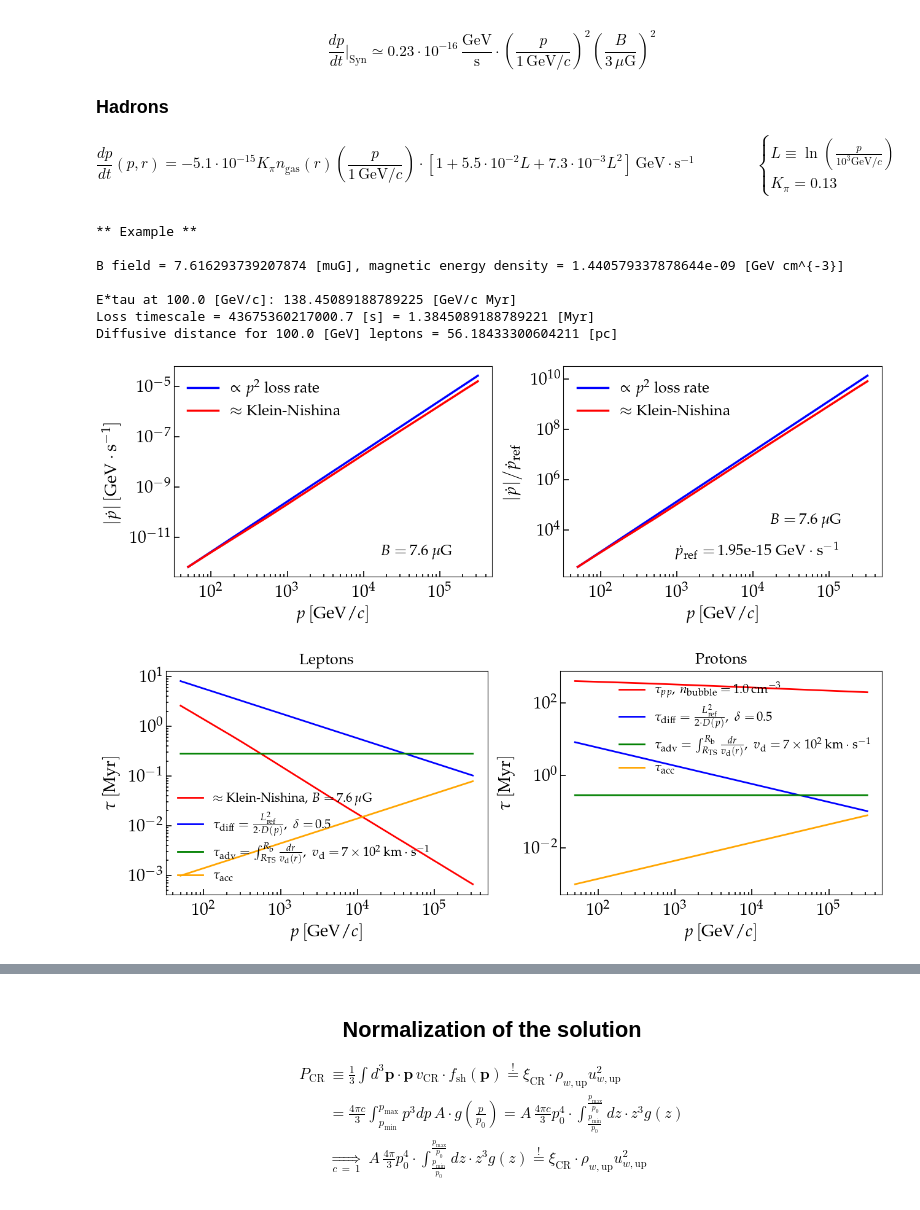
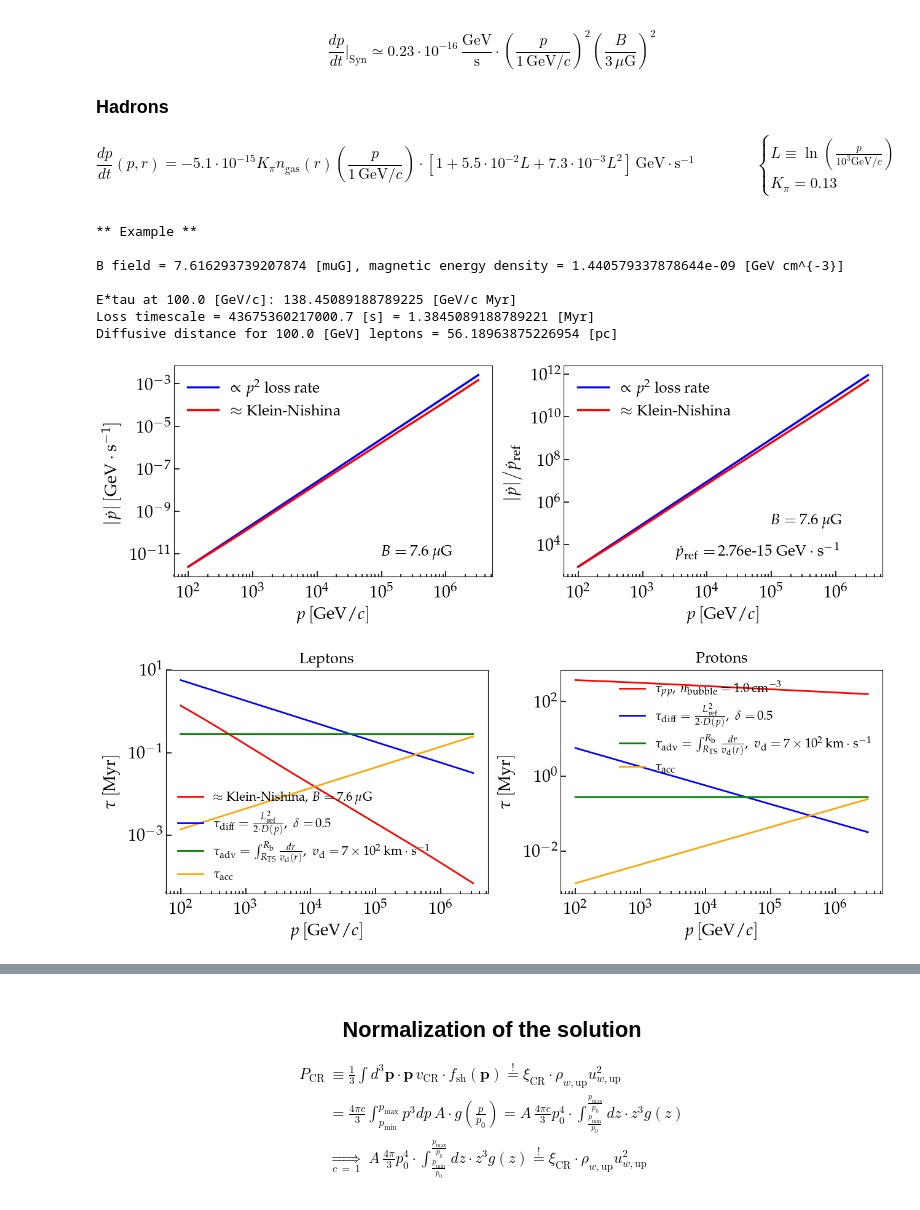
Before and after one commit to ottaviofornieri/StellarClusters, a Jupyter notebook: GitHub_Transport_Radau5Spherical_NonUniformGrid_NonSymmetricShock.ipynb, the cells around one changed output, grey strips where cells are left out. Saved outputs shown, nothing was run; the diff lists cells and outputs as text; code cells hidden in the pictures.

Commit message:
Removed double integration for the leptonic losses.

```diff
--- a/GitHub_Transport_Radau5Spherical_NonUniformGrid_NonSymmetricShock.ipynb
+++ b/GitHub_Transport_Radau5Spherical_NonUniformGrid_NonSymmetricShock.ipynb
@@ -171,7 +171,7 @@ $$
 ## Paramters of the problem ##
 
 n_ISM = 20.                               # density of the external ISM, in [cm^{-3}]
-n_bubble = 1.                            # density between TS and FS, in [cm^{-3}]
+n_bubble = 1.                             # density between TS and FS, in [cm^{-3}]
 M_dot = 1.5e-4                            # mass-loss rate, in [M_sun yr^{-1}]
 v_0 = 2800.                               # wind velocity at the TS, in [km s^{-1}]
 eta_B = 0.1                               # conversion effiency into turbulent B
@@ -181,8 +181,10 @@ Z = 1                                     # atomic number, Z=1 for protons
 p_max_cluster = 800.e3                    # 800 TeV, corresponding to a maximum 100 TeV photons, in [GeV]
 
 
-t_physical_yr = 3.e+6                    # required duration of the run, in [yr]
+t_physical_yr = 3.e+6                     # age of the system, in [yr]
 t_physical_Myr = t_physical_yr / 1.e+6    # same, in [Myr]
+t_run_yr = 1.e5                           # run time, in [yr]
+t_run_Myr = t_run_yr / 1.e6               # same, in [Myr]
 
 
 # magnetic field at the termination shock, in [muG]
@@ -272,8 +274,8 @@ n_op = 2                 # number of variables in the PDE
 L = 1.
 
 # momentum grid
-Np = 6096
-p_grid = np.logspace(start=1.7, stop=5.5, num=Np+1)       # in [GeV]
+Np = 5096
+p_grid = np.logspace(start=2., stop=6.5, num=Np+1)       # in [GeV]
 '''
 Np = 4096
 p_grid = np.logspace(start=2.5, stop=6., num=Np+1)       # in [GeV]
@@ -287,7 +289,7 @@ p_ref = 1.
 ### Create the folders to store all the plots and files ###
 
 path_PDE = '/Users/ottaviofornieri/PHYSICS_projects/GitProjects/StellarClusters/'
-solutions_folder_name = 'Radau_SphericalShock_T=' + str("{:.1f}".format(t_physical_Myr)) + 'Myr_nISM=' + str(n_ISM) + '_nBubble=' + str(n_bubble) + '_Np=' + str(Np) + '_deltaDiff=' + str(delta_diff)
+solutions_folder_name = 'Radau_SphericalShock_Tage=' + str("{:.1f}".format(t_physical_Myr)) + 'Myr_Trun=' + str("{:.1f}".format(t_run_Myr)) + 'Myr_nISM=' + str(n_ISM) + '_nBubble=' + str(n_bubble) + '_Np=' + str(Np) + '_deltaDiff=' + str(delta_diff)
 dirName = path_PDE + 'Stored_solutions/' + str(solutions_folder_name) + '/'
 
 try:
@@ -849,23 +851,17 @@ print('')
 #########################################
 
 
-# leptons
 integrals_losses_KN = np.zeros(len(p_grid), dtype=np.float64)
 integrals_losses_Th = np.zeros(len(p_grid), dtype=np.float64)
-for ie in range(len(p_grid)):
-    list_integral_tau_KN_temp = np.logspace(start=np.log10(p_grid[ie]*10000), stop=np.log10(p_grid[ie]), num=1000)
-    integrals_losses_KN[ie] = np.trapz(tau_func_KN(list_integral_tau_KN_temp, B_space[shock_index]), list_integral_tau_KN_temp, axis=-1)
-
-for ie in range(len(p_grid)):
-    list_integral_tau_KN_temp = np.logspace(start=np.log10(p_grid[ie]*10000), stop=np.log10(p_grid[ie]), num=1000)
-    integrals_losses_Th[ie] = np.trapz(tau_func_Th(list_integral_tau_KN_temp, B_space[shock_index]), list_integral_tau_KN_temp, axis=-1)
-
-# hadrons
 integrals_losses_ppcoll = np.zeros( (len(x_grid), len(p_grid)) )
 for ip in range(len(p_grid)):
+    # leptons
+    list_integral_tau_KN_temp = np.logspace(start=np.log10(p_grid[ip]*10000), stop=np.log10(p_grid[ip]), num=1000)
+    integrals_losses_KN[ip] = np.trapz(tau_func_KN(list_integral_tau_KN_temp, B_space[shock_index]), list_integral_tau_KN_temp, axis=-1)
+
+    # hadrons
     list_integral_tau_ppcoll = np.logspace(start=np.log10(p_grid[ip]*10000), stop=np.log10(p_grid[ip]), num=1000)
     integrals_losses_ppcoll[:, ip] = [np.trapz(tau_pp_coll( ix, list_integral_tau_ppcoll ), list_integral_tau_ppcoll, axis=-1) for ix in range(len(x_grid))]
-
 
 
 
@@ -899,36 +895,36 @@ plt.loglog(p_grid, timescale_losses, lw=2., color='red', label='$\\approx$ Klein
 plt.loglog(p_grid, timescale_diff, lw=2., color='blue', label='$\\tau_{\mathrm{diff}} = \\frac{L^2_{\mathrm{ref}}}{2 \cdot D(p)}, \; \\delta = \,$' + str(delta_diff))
 plt.loglog(p_grid, timescale_adv, lw=2., color='green', label='$\\tau_{\mathrm{adv}} = \\int^{R_{\mathrm{b}}}_{R_{\mathrm{TS}}} \\frac{dr}{v_{\mathrm{d}}(r)}, \; v_{\mathrm{d}} = \,$'+ str("${}$".format(f.format_data(v_0/compr_factor))) + '$\, \mathrm{km \cdot s^{-1}}$')
 plt.loglog(p_grid, timescale_acc, lw=2., color='orange', label='$\\tau_{\mathrm{acc}}$')
 plt.xlabel('$ p \, [\mathrm{GeV}/c]$',fontsize=20)
 plt.ylabel('$\\tau \, [\mathrm{Myr}]$',fontsize=20)
 plt.legend(fontsize=15, frameon=False)
 
 
 plt.subplot(1, 2, 2)
 plot_cosmetics_multi()
 
 pp_coll_loss_indx = shock_index
 plt.title('Protons', fontsize=18, pad=8)
 plt.loglog(p_grid, timescale_pp_losses[pp_coll_loss_indx,:], lw=2., color='red', label='$\\tau_{pp}, \, n_{\mathrm{bubble}} = \,$' + str("{:.1f}".format(n_bubble_array[pp_coll_loss_indx])) + '$\, \mathrm{cm^{-3}}$')
 plt.loglog(p_grid, timescale_diff, lw=2., color='blue', label='$\\tau_{\mathrm{diff}} = \\frac{L^2_{\mathrm{ref}}}{2 \cdot D(p)}, \; \\delta = \,$' + str(delta_diff))
 plt.loglog(p_grid, timescale_adv, lw=2., color='green', label='$\\tau_{\mathrm{adv}} = \\int^{R_{\mathrm{b}}}_{R_{\mathrm{TS}}} \\frac{dr}{v_{\mathrm{d}}(r)}, \; v_{\mathrm{d}} = \,$'+ str("${}$".format(f.format_data(v_0/compr_factor))) + '$\, \mathrm{km \cdot s^{-1}}$')
 plt.loglog(p_grid, timescale_acc, lw=2., color='orange', label='$\\tau_{\mathrm{acc}}$')
 plt.xlabel('$ p \, [\mathrm{GeV}/c]$',fontsize=20)
 plt.ylabel('$\\tau \, [\mathrm{Myr}]$',fontsize=20)
 plt.legend(fontsize=15, frameon=False)
 
 plt.tight_layout()
 plt.savefig(dirName + 'Timescales.pdf',format='pdf',bbox_inches='tight', dpi=200)
 # %% [output]
 ** Example **
 
 B field = 7.616293739207874 [muG], magnetic energy density = 1.440579337878644e-09 [GeV cm^{-3}]
 
 E*tau at 100.0 [GeV/c]: 138.45089188789225 [GeV/c Myr]
 Loss timescale = 43675360217000.7 [s] = 1.3845089188789221 [Myr]
-Diffusive distance for 100.0 [GeV] leptons = 56.18433300604211 [pc]
+Diffusive distance for 100.0 [GeV] leptons = 56.18963875226954 [pc]
-[figure, old version]
+[figure, new version]
-[figure, old version]
+[figure, new version]
 # %%
 ## Settings of the run ##
 
```
Also changed, not shown: parts of 20 cells of this notebook, 15 other files.
